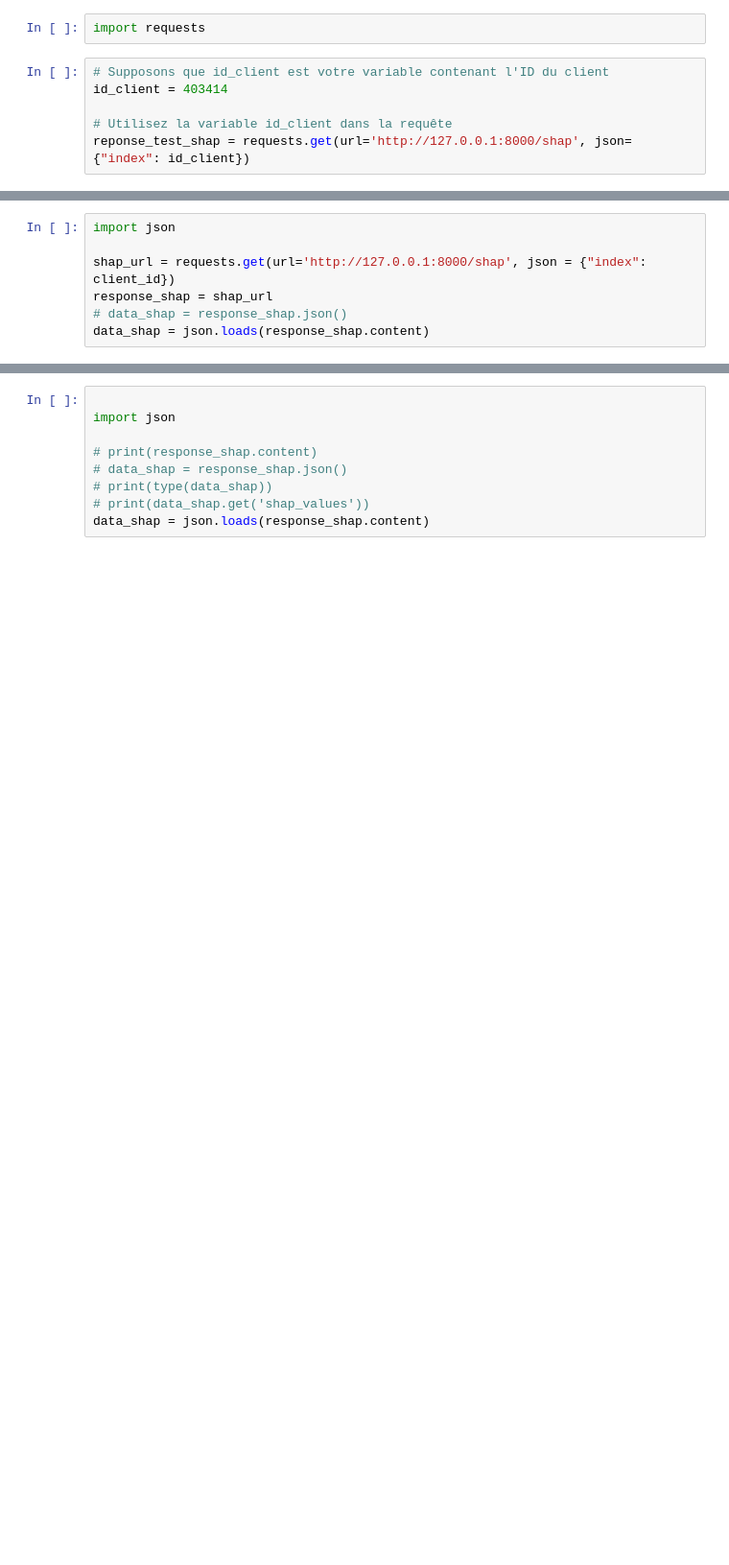
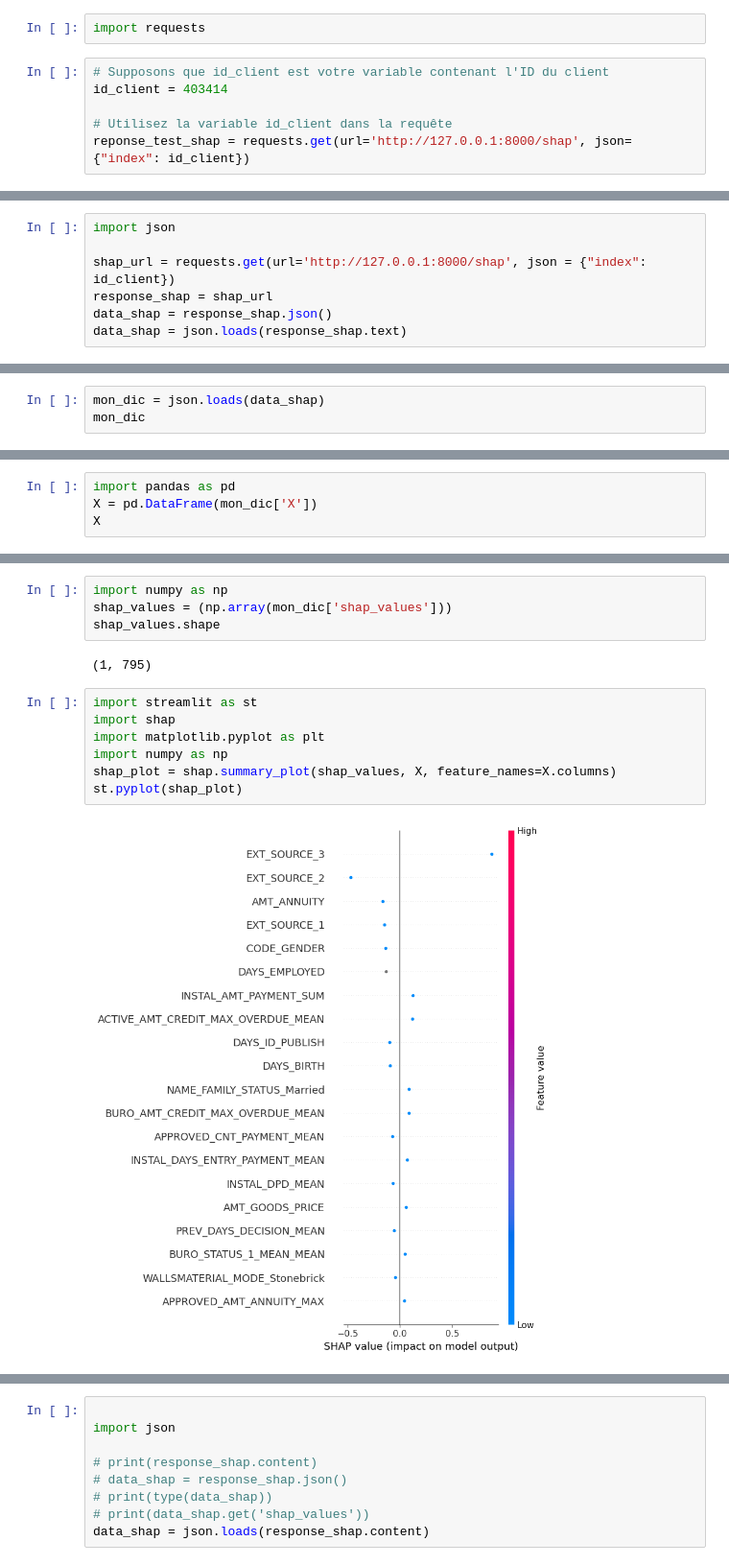
Before and after one commit to ArhurK/P7_Data_Scientist_implentez_un_modele_de_scoring, a Jupyter notebook: API_test.ipynb, the cells around one changed output, grey strips where cells are left out. Shown at 96% size. Drawn from its saved outputs; the diff is of its cells as text; blank space fills up the shorter version.

Commit message:
Add files via upload
Correction bug API
Shap Values : list ==> Array

```diff
--- a/API_test.ipynb
+++ b/API_test.ipynb
@@ -102,7 +52,7 @@ Probabilité de faire faillite : 65.63 %
 # %%
 import json
 
-shap_url = requests.get(url='http://127.0.0.1:8000/shap', json = {"index": client_id})
+shap_url = requests.get(url='http://127.0.0.1:8000/shap', json = {"index": id_client})
 response_shap = shap_url
-# data_shap = response_shap.json()
-data_shap = json.loads(response_shap.content)
+data_shap = response_shap.json()
+data_shap = json.loads(response_shap.text)
@@ -108,0 +63,3 @@ data_shap = json.loads(response_shap.content)
+# %%
+mon_dic = json.loads(data_shap)
+mon_dic
@@ -108,0 +88,4 @@ data_shap = json.loads(response_shap.content)
+# %%
+import pandas as pd
+X = pd.DataFrame(mon_dic['X'])
+X
@@ -108,0 +96,15 @@ data_shap = json.loads(response_shap.content)
+# %%
+import numpy as np
+shap_values = (np.array(mon_dic['shap_values']))
+shap_values.shape
+# %% [output]
+(1, 795)
+# %%
+import streamlit as st
+import shap
+import matplotlib.pyplot as plt
+import numpy as np
+shap_plot = shap.summary_plot(shap_values, X, feature_names=X.columns)
+st.pyplot(shap_plot)
+# %% [output]
+[figure, added]
```
Also changed, not shown: parts of 24 cells of this notebook, 3 other files.
